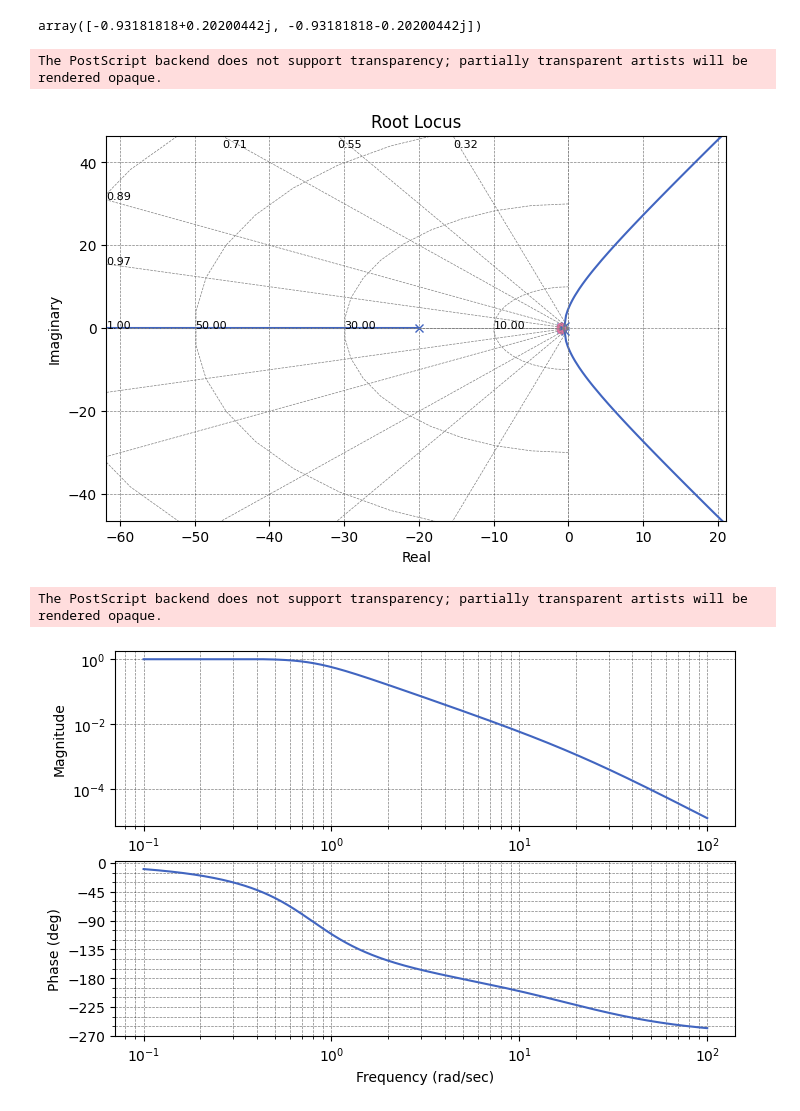
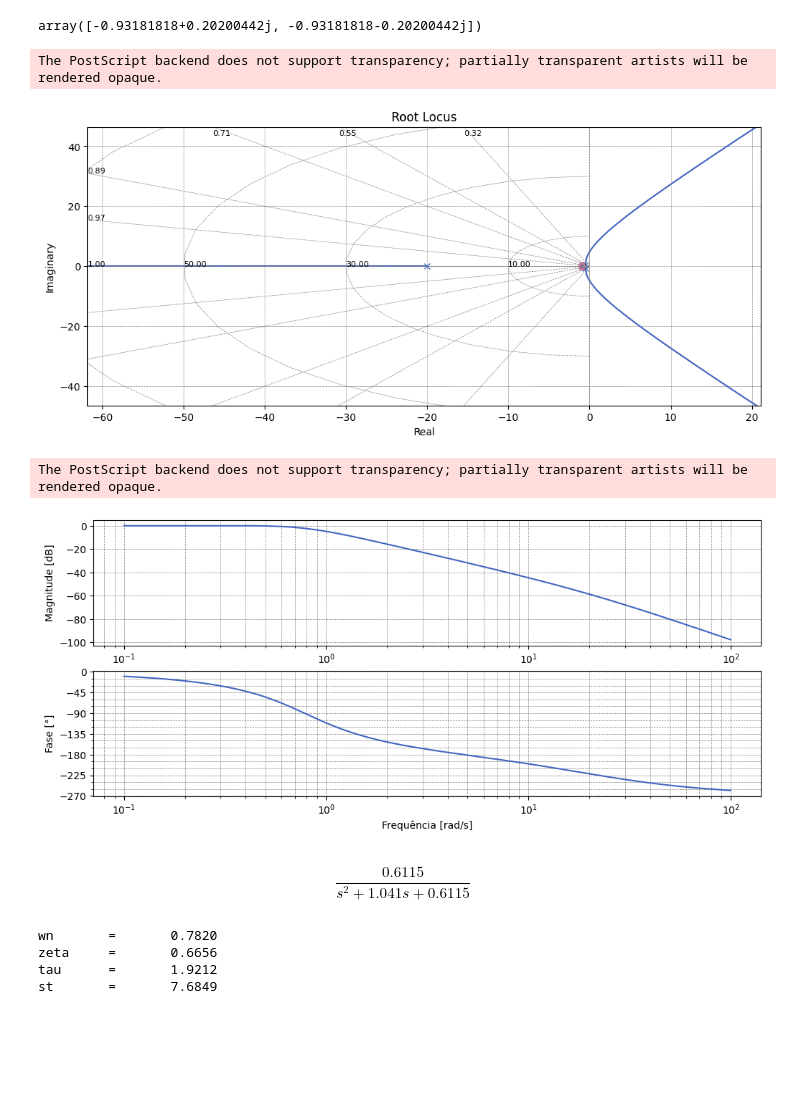
Before and after one commit to ErickNMA/Inst._Ind., a Jupyter notebook: Analise Dinamica de Sensores/item1.ipynb, the cells around one changed output. Cells and saved outputs as stored; diff of their text form; code cells hidden in the pictures; blank space fills up the shorter version.

```diff
--- a/Analise Dinamica de Sensores/item1.ipynb
+++ b/Analise Dinamica de Sensores/item1.ipynb
@@ -11,7 +11,7 @@ plt.style.use([
 ])
 #plt.rcParams['lines.linewidth'] = 3
 #plt.rcParams['font.size'] = 20
-plt.rcParams['figure.figsize'] = (8, 5)
+plt.rcParams['figure.figsize'] = (12, 5)
 # %%
 s = ct.tf('s')
 
@@ -45,14 +46,39 @@ rl = ct.root_locus(sys)
 plt.savefig('curves/rl1.eps', dpi=600, transparent=True, bbox_inches='tight')
 # %% [output]
 The PostScript backend does not support transparency; partially transparent artists will be rendered opaque.
-[figure, old version]
+[figure, new version]
 # %%
-bd = ct.bode(sys)
-
-plt.savefig('curves/bd1.eps', dpi=600, transparent=True, bbox_inches='tight')
+bd = ct.bode(sys, dB=True)
+plt.xlabel('Frequência [rad/s]')
+plt.ylabel('Fase [°]')
+plt.subplot(2, 1, 1)
+plt.ylabel('Magnitude [dB]')
+plt.savefig('curves/bd3.eps', dpi=600, transparent=True, bbox_inches='tight')
 # %% [output]
 The PostScript backend does not support transparency; partially transparent artists will be rendered opaque.
-[figure, old version]
+[figure, new version]
+# %%
+#Sistema simplificado:
+den = ((s-polos[3])*(s-polos[4]))
+G_ = (0.6115/den)
+G_
+# %% [output]
+$$\frac{0.6115}{s^2 + 1.041 s + 0.6115}$$
+# %%
+wn = np.sqrt(0.6115)
+zeta = (1.041/(2*wn))
+tau = (1/(zeta*wn))
+st = (4*tau)
+
+print(f'wn \t = \t {wn:.4f}')
+print(f'zeta \t = \t {zeta:.4f}')
+print(f'tau \t = \t {tau:.4f}')
+print(f'st \t = \t {st:.4f}')
+# %% [output]
+wn       =       0.7820
+zeta     =       0.6656
+tau      =       1.9212
+st       =       7.6849
 # %%
 t = np.arange(0, 15, 1e-2)
 
```
Also changed, not shown: parts of 2 cells of this notebook, 15 other files.
